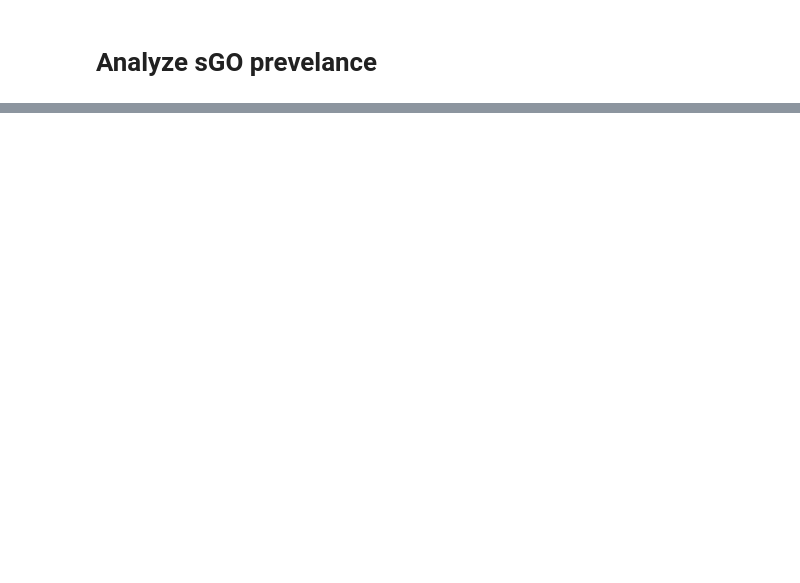
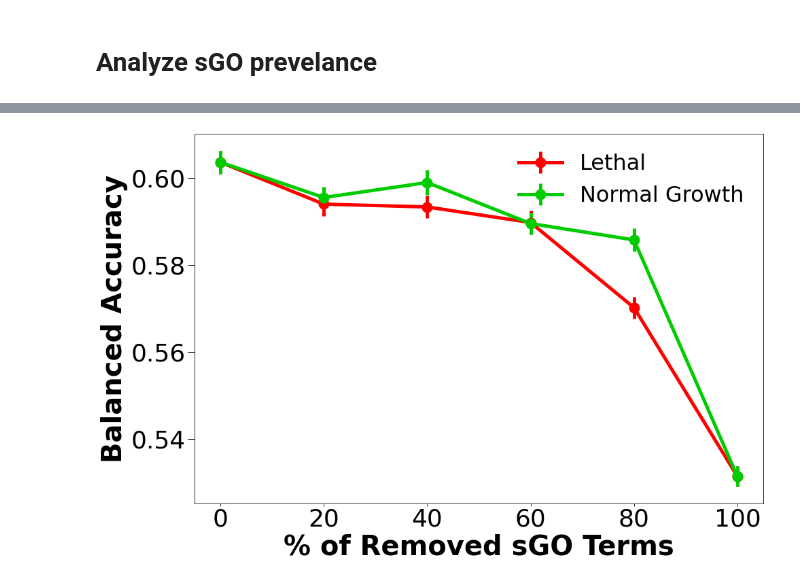
Before and after one commit to KISRDevelopment/cell_viability_paper, a Jupyter notebook: explore_smf_sgo.ipynb, the cells around one changed output, grey strips where cells are left out. Drawn from its saved outputs; the diff is of its cells as text; code cells hidden in the pictures; blank space fills up the shorter version.

Commit message:
make sgo elimination figure

```diff
--- a/explore_smf_sgo.ipynb
+++ b/explore_smf_sgo.ipynb
@@ -135,0 +50,16 @@ Finished 50
+# %%
+os.environ["CUDA_VISIBLE_DEVICES"] = "-1"
+
+# get the go terms sorted by most prevelant in healthy class
+df_healthy = df.sort_values('healthy_p', ascending=False)
+df_lethal = df.sort_values('lethal_p', ascending=False)
+df_random = df.sample(frac=1)
+print(df_random.shape)
+# specify target df
+target_df = df_random
+output_path = "../results/yeast_smf_go_exploration/mn_random_first_%d"
+
+# eliminate top 20%
+top_p = [0.2, 0.4, 0.6, 0.8]
+
+print(output_path)
@@ -135,0 +173,41 @@ Finished 50
+# %%
+curves = [
+    ('Lethal', extract_curve(df_lethal, "../results/yeast_smf_go_exploration/mn_lethal_first_%d", [0, 0.2, 0.4, 0.6, 0.8, 1])),
+    ('Normal Growth', extract_curve(df_healthy, "../results/yeast_smf_go_exploration/mn_healthy_first_%d", [0, 0.2, 0.4, 0.6, 0.8, 1])),
+
+    #('Random First', extract_curve(df_lethal, "../results/yeast_smf_go_exploration/mn_random_first_%d", [0, 0.2, 0.4, 0.6, 0.8, 1])),
+]
+
+plot_cfg = {
+    "tick_label_size" : 36,
+    "xlabel_size" : 40,
+    "ylabel_size" : 40,
+    "border_size" : 10,
+    "bar_border_size" : 2.5,
+    "bar_label_size" : 65,
+    "stars_label_size" : 48,
+    "annot_size" : 72,
+    "max_cm_classes" : 4,
+    "max_bars" : 5,
+    "legend_font_size" : 60
+}
+
+colors = ['#FF0000', '#00CC00']
+f, ax = plt.subplots(1, 1, figsize=(15, 10))
+i = 0
+for label, curve in curves:
+    mean_bacc = curve[:,0]
+    std_bacc = curve[:,1]
+    ax.errorbar(np.array([0, 0.2, 0.4, 0.6, 0.8, 1]) * 100, mean_bacc, color=colors[i], yerr=std_bacc, marker='o', linewidth=5, markersize=15, label=label)
+    i+=1
+ax.yaxis.set_tick_params(labelsize=plot_cfg["tick_label_size"])
+ax.xaxis.set_tick_params(labelsize=plot_cfg["tick_label_size"])
+ax.set_xlabel('% of Removed sGO Terms', fontsize=plot_cfg['xlabel_size'], weight='bold')
+ax.set_ylabel('Balanced Accuracy', fontsize=plot_cfg["ylabel_size"], weight='bold')
+ax.yaxis.set_tick_params(length=10, width=1, which='both')
+ax.yaxis.set_major_formatter(FormatStrFormatter('%0.2f'))
+ax.legend(fontsize=32, frameon=False, loc='upper right')
+#plt.setp(ax.spines.values(), linewidth=plot_cfg["border_size"], color='black')
+plt.savefig('../tmp/smf_sgo_elimination.png', bbox_inches='tight', dpi=300)
+# %% [output]
+[figure, added]
```
Also changed, not shown: parts of 7 cells of this notebook, 1 other file.
